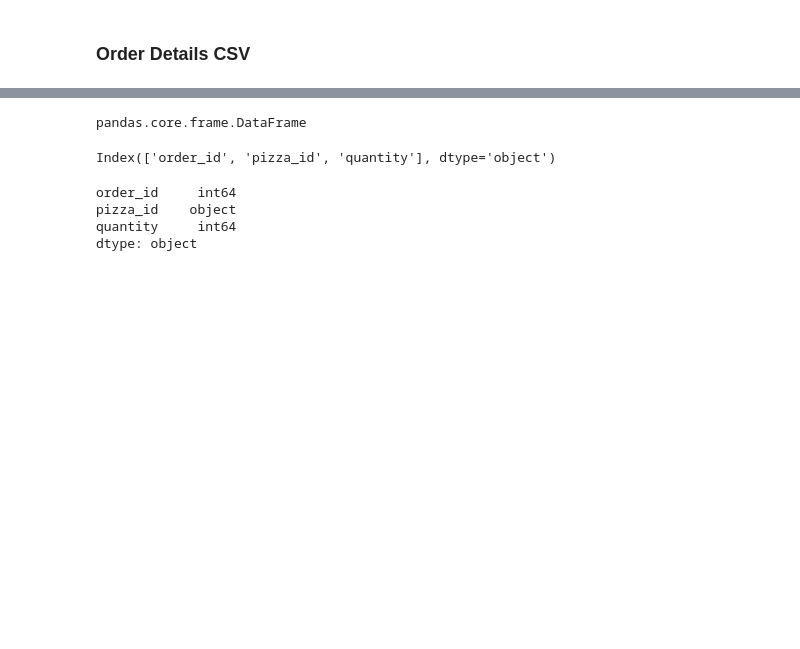
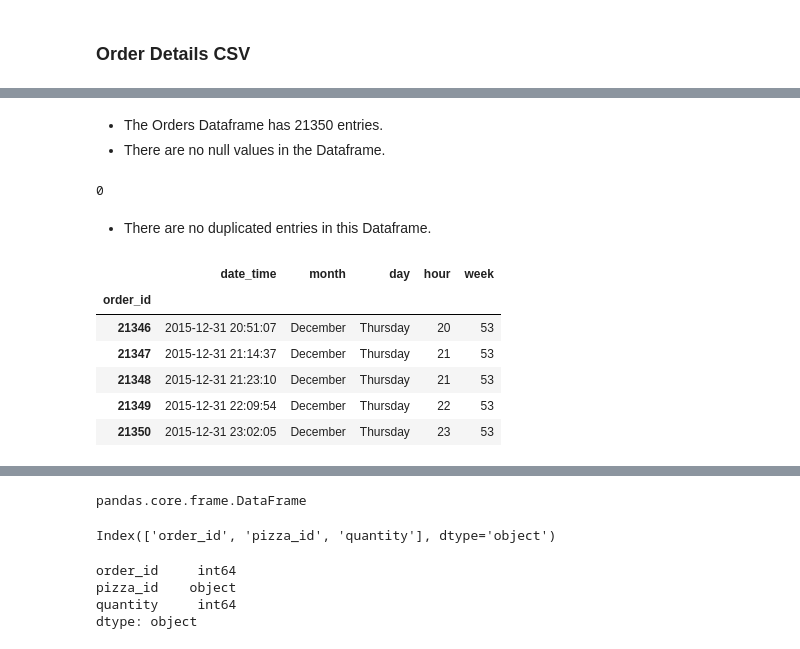
Before and after one commit to aaron-ardell/pizza_challenge, a Jupyter notebook: pizza_etl.ipynb, the cells around one changed output, grey strips where cells are left out. Cells and saved outputs as stored; diff of their text form; code cells hidden in the pictures; blank space fills up the shorter version.

```diff
--- a/pizza_etl.ipynb
+++ b/pizza_etl.ipynb
@@ -25,0 +23,6 @@ order_details_id
+# %%
+#Orders CSV
+# Reading csv, creating dataframe, printing last frames.
+# Date and time columns separated, pulling them together with proper format.
+orders = pd.read_csv('orders.csv', index_col='order_id', parse_dates = [['date', 'time']])
+orders.tail()
@@ -25,0 +118,32 @@ order_details_id
+# %% [markdown]
+- The Orders Dataframe has 21350 entries.
+- There are no null values in the Dataframe.
+# %%
+orders.duplicated().sum()
+# %% [output]
+0
+# %% [markdown]
+- There are no duplicated entries in this Dataframe.
+# %%
+'''Question: How many customers do we have each day? Are there any peak hours?
+- We will need to categorize the dates by days of the week. We will also need hours alone for calculation.
+
+Question: How much money did we make this year? Can we identify any seasonality in the sales?
+- We will also need to categorize the month.
+
+https://pandas.pydata.org/pandas-docs/stable/reference/api/pandas.Series.dt.date.html
+https://pandas.pydata.org/pandas-docs/stable/reference/api/pandas.Series.dt.day_name.html#pandas.Series.dt.day_name'''
+
+orders['month'] = orders['date_time'].dt.month_name()
+orders['day'] = orders['date_time'].dt.day_name()
+orders['hour'] = orders['date_time'].dt.hour
+orders['week'] = orders['date_time'].dt.isocalendar().week
+orders.tail()
+# %% [output]
+|  | date_time | month | day | hour | week |
+| order_id |  |  |  |  |  |
+| 21346 | 2015-12-31 20:51:07 | December | Thursday | 20 | 53 |
+| 21347 | 2015-12-31 21:14:37 | December | Thursday | 21 | 53 |
+| 21348 | 2015-12-31 21:23:10 | December | Thursday | 21 | 53 |
+| 21349 | 2015-12-31 22:09:54 | December | Thursday | 22 | 53 |
+| 21350 | 2015-12-31 23:02:05 | December | Thursday | 23 | 53 |
```
Also changed, not shown: parts of 36 cells of this notebook.
